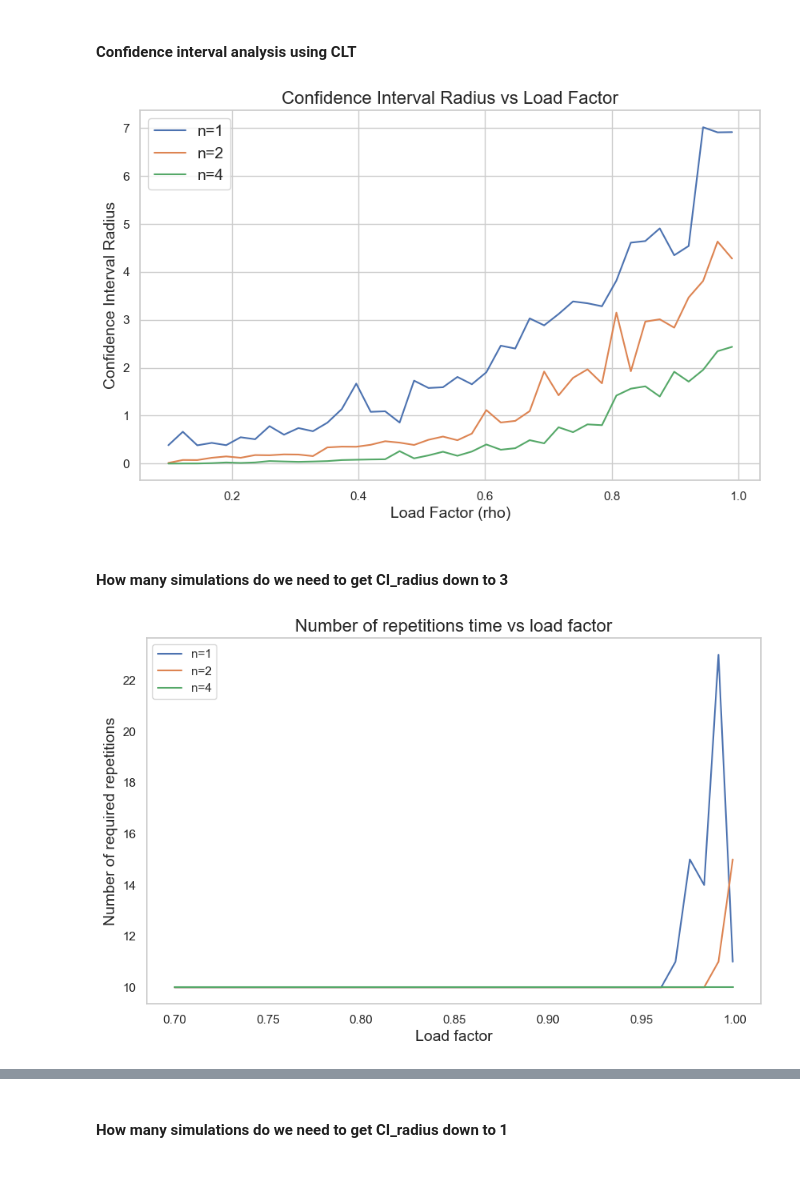
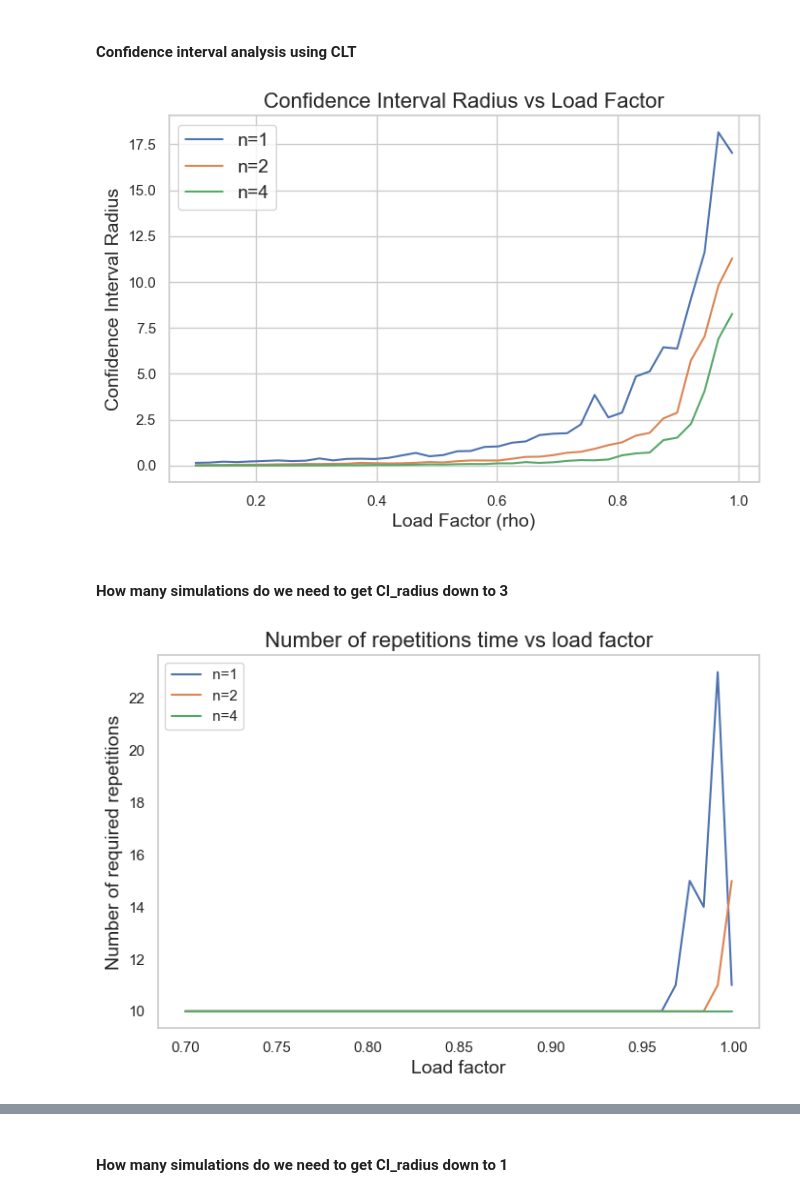
Before and after one commit to ThomasTenDamme/Stochastic_Simulation_Assignment2, a Jupyter notebook: Assignment 2 Thomas.ipynb, the cells around one changed output, grey strips where cells are left out. Saved outputs shown, nothing was run; the diff lists cells and outputs as text; code cells hidden in the pictures.

```diff
--- a/Assignment 2 Thomas.ipynb
+++ b/Assignment 2 Thomas.ipynb
@@ -404 +405,31 @@ p-value: 5.5292956879782196e-09
 Data does not appear to be normally distributed at 95% confidence level.
+# %%
+# Function to calculate expected frequencies for a normal distribution
+def calculate_expected_frequencies(observed_data):
+    mean = np.mean(observed_data)
+    std = np.std(observed_data)
+    # Determine the bin edges for the histogram
+    bin_edges = np.histogram_bin_edges(observed_data, bins='auto')
+    # Calculate the expected frequencies for each bin
+    expected_freqs = stats.norm(loc=mean, scale=std).cdf(bin_edges[1:]) - stats.norm(loc=mean, scale=std).cdf(bin_edges[:-1])
+    # Scale the expected frequencies to match the total number of observations
+    expected_freqs *= len(observed_data)
+    return expected_freqs, bin_edges
+
+# Running chi-square tests for each server count using the simulation results
+chi_square_results = {}
+for num_servers, times in simulation_results.items():
+    # Calculate the observed frequencies using numpy's histogram function
+    observed_freq, _ = np.histogram(times, bins='auto')
+    # Calculate the expected frequencies for a normal distribution
+    expected_freq, bin_edges = calculate_expected_frequencies(times)
+    # Scale expected frequencies to match the observed data
+    expected_freq = expected_freq / expected_freq.sum() * observed_freq.sum()
+    # Perform the chi-square test
+    chi_stat, p_val = stats.chisquare(f_obs=observed_freq, f_exp=expected_freq)
+    chi_square_results[num_servers] = (chi_stat, p_val)
+
+# Output the chi-square test results
+for servers, (chi_stat, p_val) in chi_square_results.items():
+    print(f"Number of servers: {servers}")
+    print(f"Chi-square Statistic: {chi_stat}, p-value: {p_val}")
@@ -486,7 +549,7 @@ def calculate_ci(average_times, confidence=0.95):
 # Set simulation parameters
 RANDOM_SEED = 42
 MU = 1/10  # Service rate
-SIMULATION_TIME = 500  # Total time for each simulation
+SIMULATION_TIME = 5000  # Total time for each simulation
 NUM_SIMULATIONS = 100  # Number of simulations per load factor
 CONFIDENCE = 0.95  # Confidence level for CI
 n_values = [1, 2, 4]  # Different numbers of servers to simulate
@@ -511,7 +574,7 @@ for n in n_values:
         ci_results.append((n, rho, mean, margin))
 
 # Plotting the results
-plt.figure(figsize=(10, 6))
+plt.figure(figsize=(8, 5))
 
 for n in n_values:
     n_results = [(rho, margin) for n_res, rho, mean, margin in ci_results if n_res == n]
@@ -523,9 +586,10 @@ plt.ylabel('Confidence Interval Radius', fontsize=14)
 plt.title('Confidence Interval Radius vs Load Factor', fontsize=16)
 plt.legend(fontsize=14)
 plt.grid(True)
+plt.savefig("2.3 CI.jpg", dpi=300)
 plt.show()
 # %% [output]
-[figure, old version]
+[figure, new version]
 # %% [markdown]
 #### How many simulations do we need to get CI_radius down to 3
 # %%
@@ -569,35 +633,35 @@ for n in [1, 2, 4]:
 
             # Check if the 1-alpha % confidence interval is within CI_radius seconds of the true value
             S = np.std(avg_waiting_times, ddof=1)
 
             if z * S/np.sqrt(len(avg_waiting_times)) < CI_radius:
                 break
 
         results.loc[len(results) - 1] = {
             'n': n,
             'load': LOAD,
             'avg_customers_served': np.mean(avg_customers_served),
             'avg_waiting_time': np.mean(avg_waiting_times),
             'repetitions': len(avg_waiting_times)
         }
 
 results_n1 = results[results['n'] == 1]
 results_n2 = results[results['n'] == 2]
 results_n4 = results[results['n'] == 4]
 
 # Plot results
-plt.figure(figsize=(10, 6))
+plt.figure(figsize=(8, 5))
 plt.title("Number of repetitions time vs load factor", fontsize = 16)
 plt.xlabel("Load factor", fontsize = 14)
 plt.ylabel("Number of required repetitions", fontsize = 14)
 plt.grid()
 plt.plot(results_n1['load'], results_n1['repetitions'], label="n=1")
 plt.plot(results_n2['load'], results_n2['repetitions'], label="n=2")
 plt.plot(results_n4['load'], results_n4['repetitions'], label="n=4")
 plt.legend()
 plt.show()
 # %% [output]
-[figure, old version]
+[figure, new version]
 # %%
 results
 # %% [output]
```
Also changed, not shown: parts of 24 cells of this notebook.
